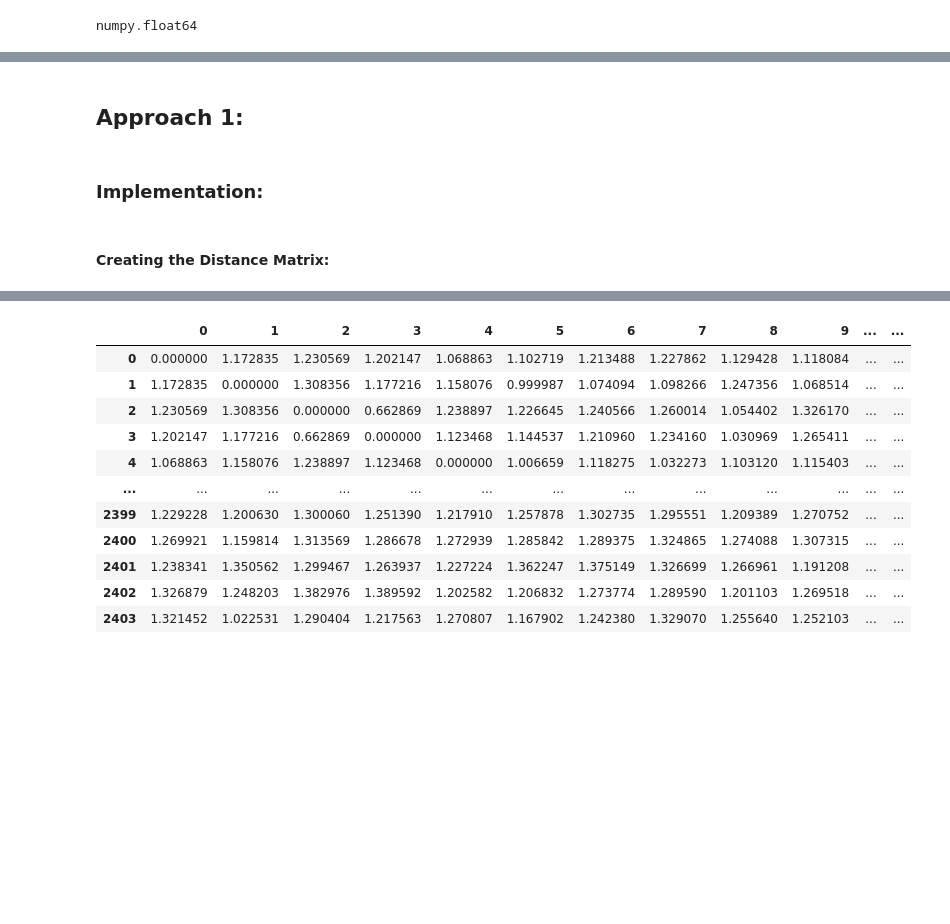
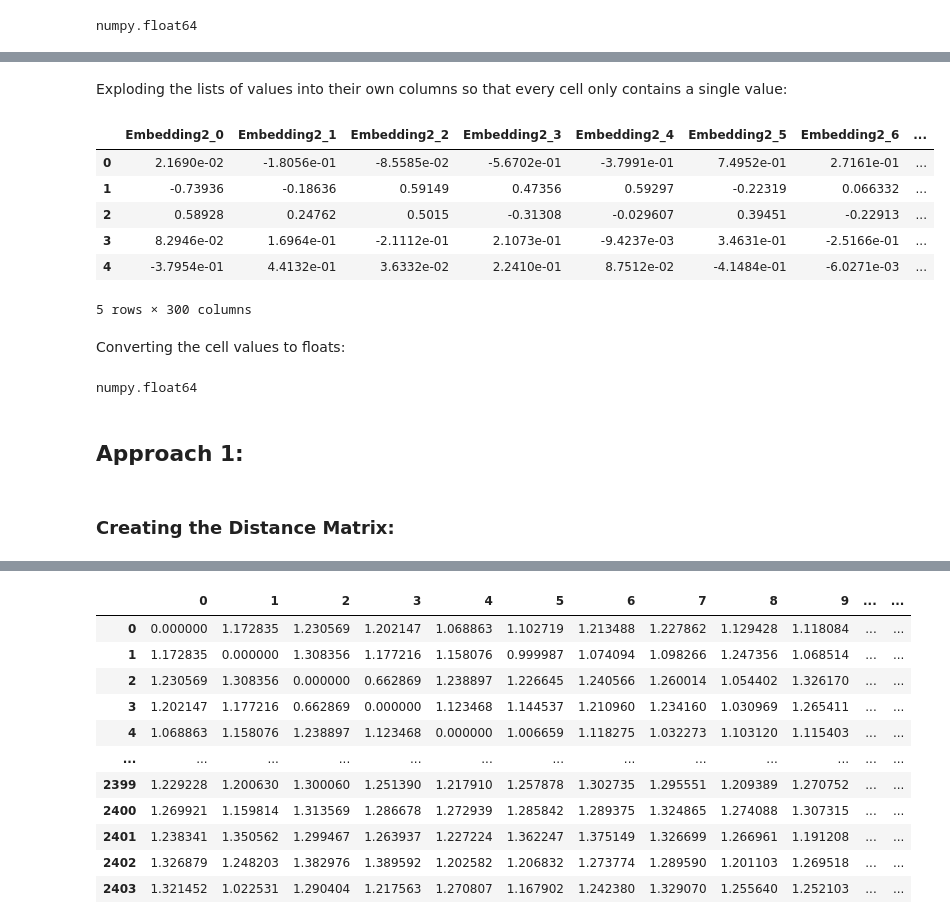
Before and after one commit to TechLabs-Berlin/wt23-naturdoc, a Jupyter notebook: ds/notebooks/data_clustering.ipynb, the cells around one changed output, grey strips where cells are left out. Saved outputs shown, nothing was run; the diff lists cells and outputs as text; code cells hidden in the pictures; blank space fills up the shorter version.

```diff
--- a/ds/notebooks/data_clustering.ipynb
+++ b/ds/notebooks/data_clustering.ipynb
@@ -185,0 +187,6 @@ numpy.float64
+# %%
+embeddings2_series = listify_df_values(symptoms_embeddings.loc[:, "Embedding2"])
+embeddings2_series = embeddings2_series.apply(lambda row: [val for val in row if val])
+
+embeddings2_df = pd.DataFrame(embeddings2_series)
+embeddings2_df.head()
@@ -186,9 +200,30 @@ numpy.float64
+# %% [markdown]
+Exploding the lists of values into their own columns so that every cell only contains a single value:
+# %%
+embeddings2_df = pd.concat(
+    [embeddings2_df[c].apply(pd.Series).add_prefix(c + "_") for c in embeddings2_df], axis=1
+)
+
+embeddings2_df.head()
+# %% [output]
+|  | Embedding2_0 | Embedding2_1 | Embedding2_2 | Embedding2_3 | Embedding2_4 | Embedding2_5 | Embedding2_6 | ... |
+| 0 | 2.1690e-02 | -1.8056e-01 | -8.5585e-02 | -5.6702e-01 | -3.7991e-01 | 7.4952e-01 | 2.7161e-01 | ... |
+| 1 | -0.73936 | -0.18636 | 0.59149 | 0.47356 | 0.59297 | -0.22319 | 0.066332 | ... |
+| 2 | 0.58928 | 0.24762 | 0.5015 | -0.31308 | -0.029607 | 0.39451 | -0.22913 | ... |
+| 3 | 8.2946e-02 | 1.6964e-01 | -2.1112e-01 | 2.1073e-01 | -9.4237e-03 | 3.4631e-01 | -2.5166e-01 | ... |
+| 4 | -3.7954e-01 | 4.4132e-01 | 3.6332e-02 | 2.2410e-01 | 8.7512e-02 | -4.1484e-01 | -6.0271e-03 | ... |
+5 rows × 300 columns
+# %% [markdown]
+Converting the cell values to floats:
+# %%
+embeddings2_df = embeddings2_df.apply(pd.to_numeric, errors='coerce')
+type(embeddings2_df.loc[0, "Embedding2_0"])
+# %% [output]
+numpy.float64
 # %% [markdown]
 ## Approach 1:
-# %% [markdown]
-### Implementation:
 # %% [markdown]
-#### Creating the Distance Matrix:
+### Creating the Distance Matrix:
 # %%
 # importing the library
 from scipy.spatial import distance_matrix
```
Also changed, not shown: parts of 74 cells of this notebook, 2 other files.
